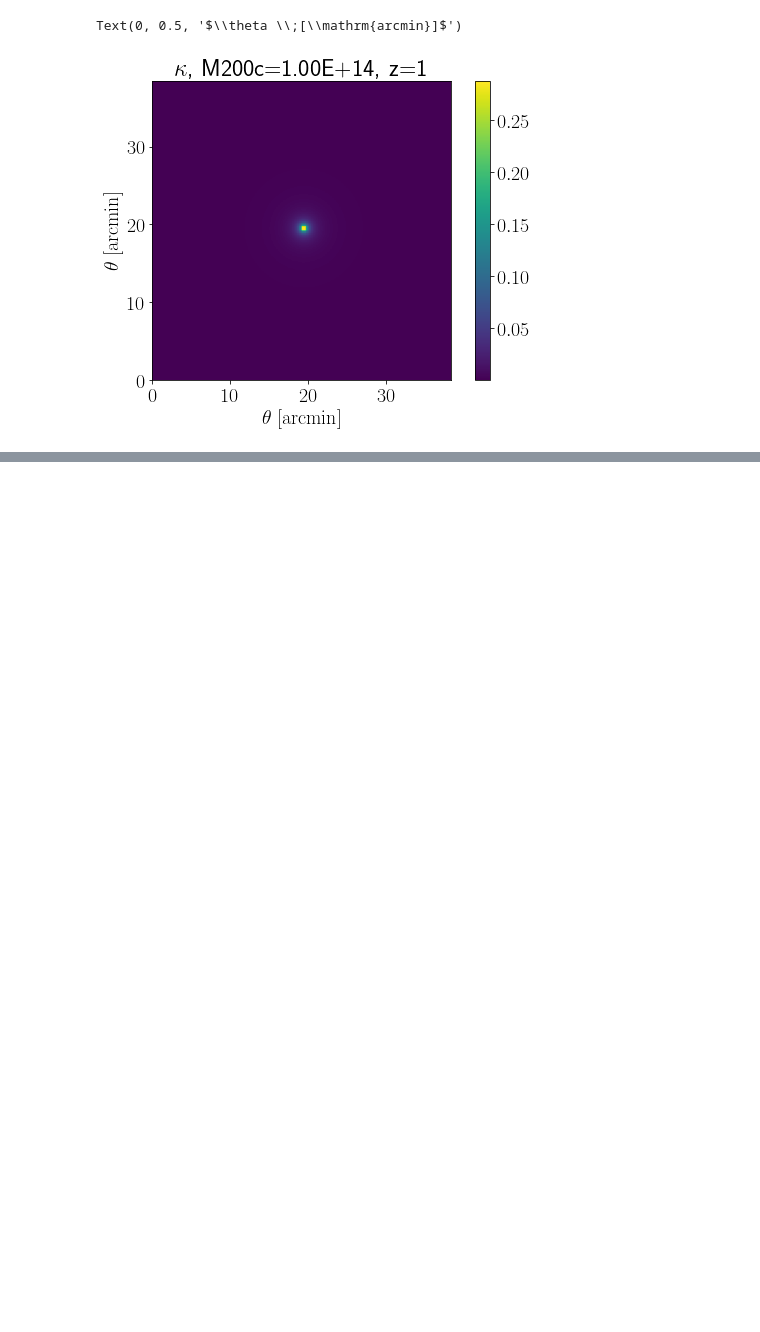
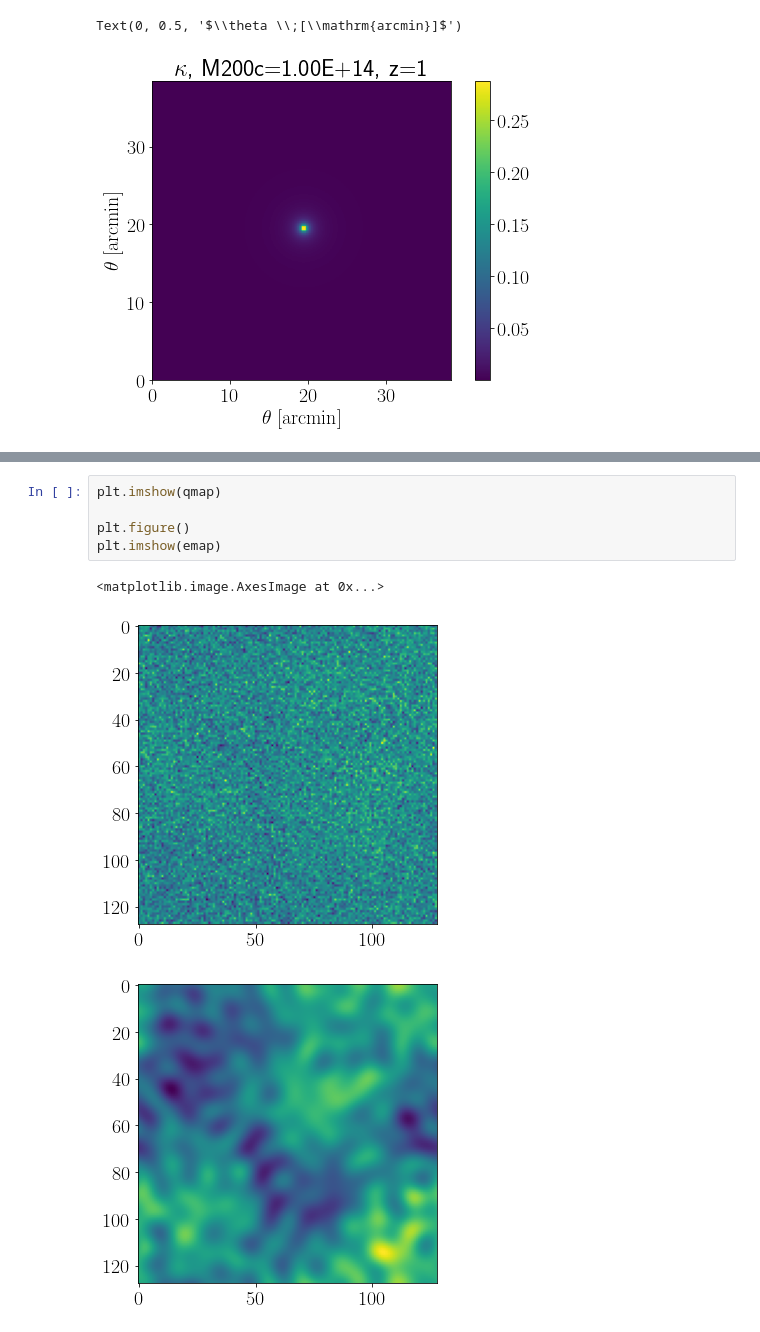
Before and after one commit to carronj/LensIt, a Jupyter notebook: notebooks/demo_cluster_lensing.ipynb, the cells around one changed output, grey strips where cells are left out. Cells and saved outputs as stored; diff of their text form; blank space fills up the shorter version.

```diff
--- a/notebooks/demo_cluster_lensing.ipynb
+++ b/notebooks/demo_cluster_lensing.ipynb
@@ -91 +117,10 @@ map_noise = clustermaps.get_noise_map(idx, field)
+# %%
+plt.imshow(qmap)
+
+plt.figure()
+plt.imshow(emap)
+# %% [output]
+<matplotlib.image.AxesImage at 0x...>
+[figure, added]
+[figure, added]
 # %%
```
Also changed, not shown: parts of 7 cells of this notebook, 1 other file.
